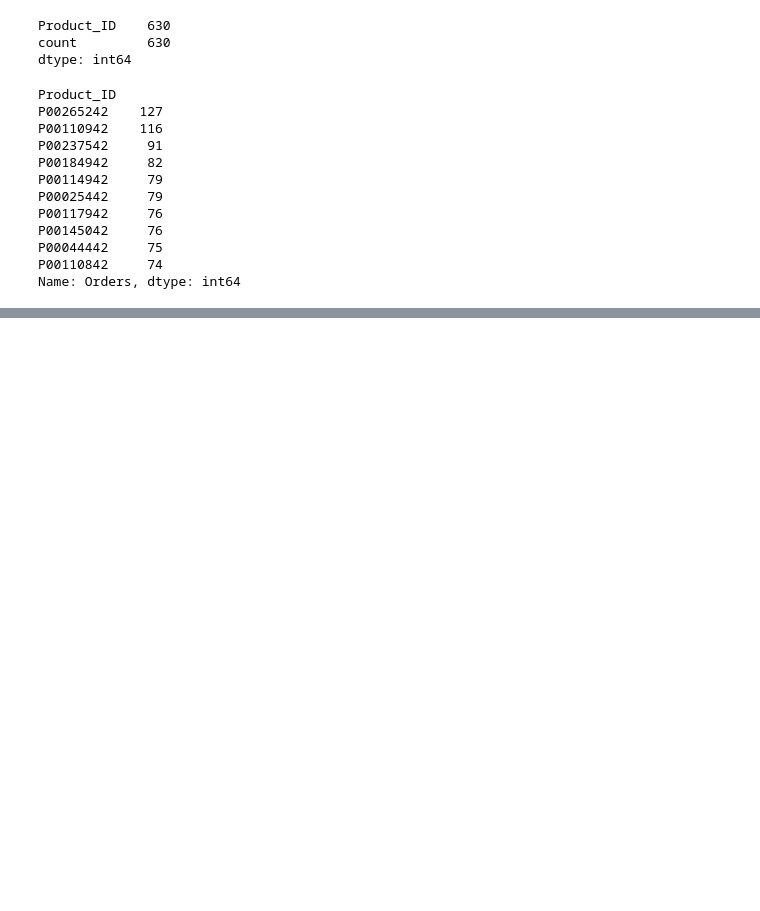
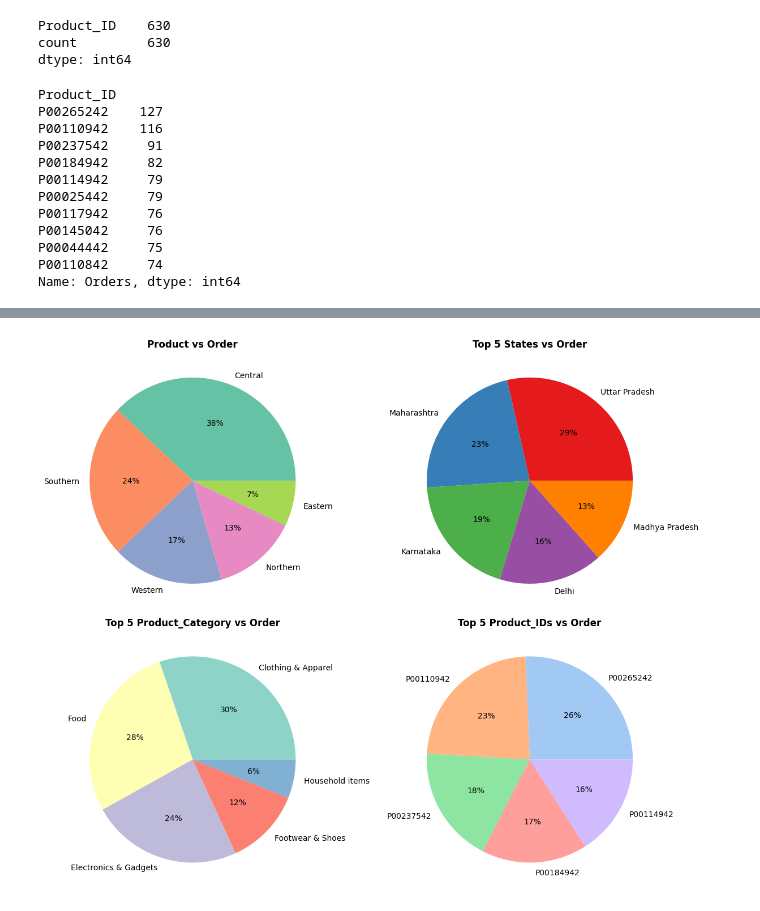
Before and after one commit to vineetha00/EDA, a Jupyter notebook: Diwali_Sales_Analysis/Diwali_sales_EDA.ipynb, the cells around one changed output, grey strips where cells are left out. Saved outputs shown, nothing was run; the diff lists cells and outputs as text; code cells hidden in the pictures; blank space fills up the shorter version.

```diff
--- a/Diwali_Sales_Analysis/Diwali_sales_EDA.ipynb
+++ b/Diwali_Sales_Analysis/Diwali_sales_EDA.ipynb
@@ -121,0 +306,5 @@ Name: Orders, dtype: int64
+# %%
+zone_orders = df.groupby('Zone')['Orders'].sum().sort_values(ascending =False)
+state_orders = df.groupby('State')['Orders'].sum().sort_values(ascending =False).head()
+produt_category_orders = df.groupby('Product_Category')['Orders'].sum().sort_values(ascending =False).head()
+Product_ID_orders = df.groupby('Product_ID')['Orders'].sum().sort_values(ascending =False).head()
@@ -121,0 +321,23 @@ Name: Orders, dtype: int64
+# %%
+plt.figure(figsize=(12,10))
+
+plt.subplot(2,2,1)
+plt.pie(zone_orders,labels = zone_orders.index, autopct ='%1.f%%', colors = sns.color_palette('Set2'))
+plt.title("Product vs Order", fontweight= 'bold')
+
+plt.subplot(2,2,2)
+plt.pie(state_orders, labels = state_orders.index, autopct ='%1.f%%', colors = sns.color_palette('Set1'))
+plt.title("Top 5 States vs Order", fontweight= 'bold')
+
+plt.subplot(2,2,3)
+plt.pie(produt_category_orders, labels = produt_category_orders.index, autopct ='%1.f%%', colors = sns.color_palette('Set3'))
+plt.title("Top 5 Product_Category vs Order",fontweight= 'bold')
+
+plt.subplot(2,2,4)
+plt.pie(Product_ID_orders, labels = Product_ID_orders.index, autopct ='%1.f%%', colors = sns.color_palette('pastel'))
+plt.title("Top 5 Product_IDs vs Order", fontweight= 'bold')
+
+plt.tight_layout()
+plt.show()
+# %% [output]
+[figure, added]
```
Also changed, not shown: parts of 23 cells of this notebook, 4 other files.
